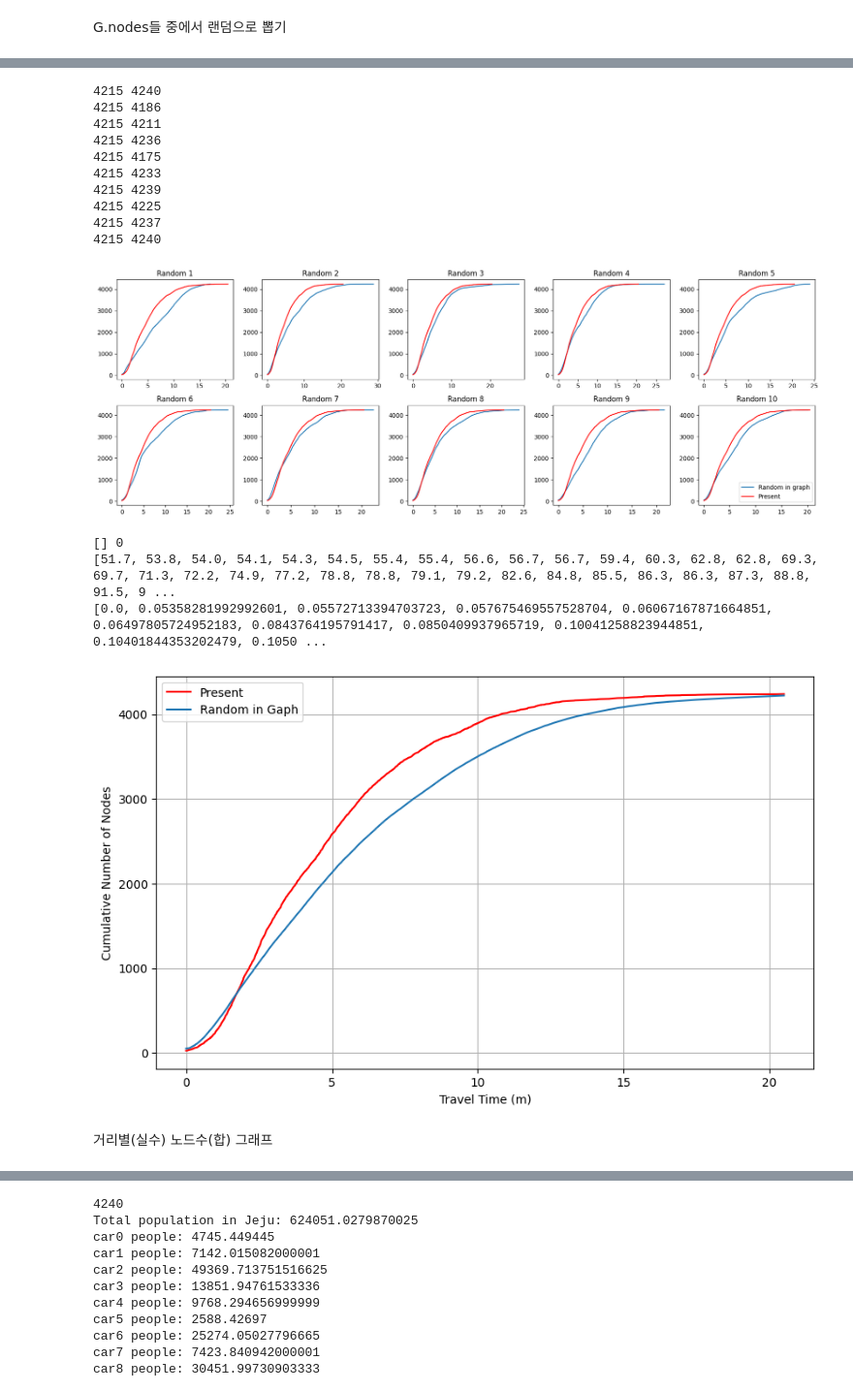
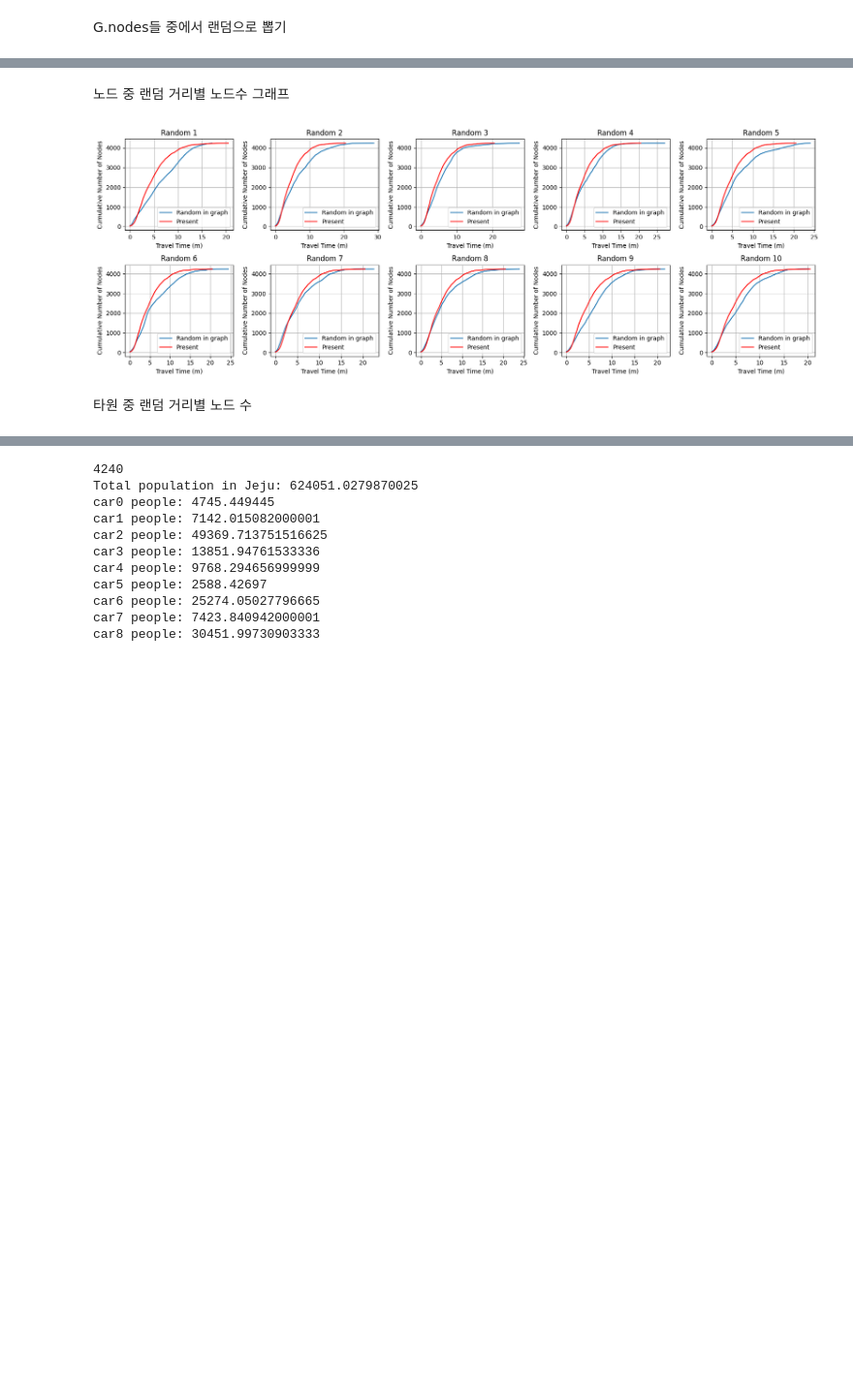
Before and after one commit to DongmyeongBack/road_network, a Jupyter notebook: road_graph.ipynb, the cells around one changed output, grey strips where cells are left out. Shown at 97% size. Cells and saved outputs as stored; diff of their text form; code cells hidden in the pictures; blank space fills up the shorter version.

```diff
--- a/road_graph.ipynb
+++ b/road_graph.ipynb
@@ -241,18 +241,3 @@ Index([0, 1, 2, 3, 4, 5, 6, 7, 8, 9, 10, 11, 12, 13, 14, 15, 16, 17, 18, 19,
 [figure]
 # %% [markdown]
 G.nodes들 중에서 랜덤으로 뽑기
-# %%
-G = nx.Graph()
-for idx,row in nodes.iterrows():
-    # add node to Graph G
-    G.add_node(row['Id'],Label=row['NODE_NAME'],latitude=row['latitude'], longitude=row['longitude'])
-for idx,row in jeju_links.iterrows():
-    # Link attribute : 'Source', 'Target' and weight = '시간 between two nodes'
-    G.add_edge(row['Source'],row['Target'],weight = row['시간'])
-G = connectRes(G, car)
-realNodes = [i for i in range(26)]
-area = serviceArea(G, realNodes, 22)
-result_df = pd.DataFrame(list(area.items()), columns=['ID', 'Distance'])
-result_df['Adjusted_Distance'] = result_df['Distance'].apply(adjust_distance)
-node_counts = result_df.groupby('Adjusted_Distance').size()
-node_counts
@@ -290,9 +257,11 @@ dtype: int64
 # with open('random_nodes.pkl', 'wb') as f:
 #     pickle.dump(random_Gnodes, f)
 # %%
-with open('random_point.pkl', 'rb') as f:
+with open('random_nodes.pkl', 'rb') as f:
     random_Gnodes = pickle.load(f)
 # random_Gnodes
+# %% [markdown]
+노드 중 랜덤 거리별 노드수 그래프
 # %%
 # ----- 여기는 현실판
 G = nx.Graph()
@@ -316,82 +285,40 @@ result_y = []
 iter = 0
 fig = plt.figure(figsize=(17, 6)) # subplot drawing
 for pointsList in random_Gnodes:
     iter +=1
     G = nx.Graph()
     for idx,row in nodes.iterrows():
         # add node to Graph G
         G.add_node(row['Id'],Label=row['NODE_NAME'],latitude=row['latitude'], longitude=row['longitude'])
     for idx,row in jeju_links.iterrows():
         # Link attribute : 'Source', 'Target' and weight = '시간 between two nodes'
         G.add_edge(row['Source'],row['Target'],weight = row['시간'])
     # make a dictionary for node position
     columns = ['longitude','latitude']
     df = pd.DataFrame(pointsList, columns=columns)
     G = connectRes(G, df)
     random_nodes = [i for i in range(26)]
     area = serviceArea(G, random_nodes, 30)
     random_df = pd.DataFrame(list(area.items()), columns=['ID', 'Distance'])
     distances = sorted(random_df['Distance'].unique())
     random_counts = [random_df[random_df['Distance'] <= distance].shape[0] for distance in distances]
 
     ax = fig.add_subplot(2, 5, iter)
     ax.plot(distances, random_counts, label = 'Random in graph')
     ax.plot(distancesReal, cumulative_counts, label = 'Present', color = 'red')
     ax.set_title(f"Random {iter}")
-
-    distances = sorted(result_df['Distance'].unique())
-    random_counts = [random_df[random_df['Distance'] <= distance].shape[0] for distance in distances]
-    x = distances
-    y = random_counts
-    print(len(y), y[-1])
-    if result_y == []:
-        result_y = y
-    else:
-        for i in range(len(y)):
-            result_y[i] = result_y[i] + y[i]
+    ax.set_xlabel('Travel Time (m)')
+    ax.set_ylabel('Cumulative Number of Nodes')
+    ax.legend()
+    ax.grid(True)
 
 plt.tight_layout()
-plt.legend()
 plt.savefig('result/Random Graph_Cumulative Number of Nodes by Distance.png')
 plt.show()
-
-result_y = [y/10 for y in result_y]
-print(result_x, len(result_x))
-print(result_y, len(result_y))
-print(distances, len(cumulative_counts))
-
-
-# 거리별 노드 개수를 그래프로 그리기
-plt.figure(figsize=(10, 6))
-plt.plot(distancesReal, cumulative_counts, marker='o', markersize = 0, color = 'red', label = 'Present')
-plt.plot(distances, result_y, marker='o', markersize = 0, label = 'Random in Gaph')
-plt.legend()
-
-# 그래프 제목과 축 이름 설정
-plt.xlabel('Travel Time (m)')
-plt.ylabel('Cumulative Number of Nodes')
-plt.grid(True)
-# 그래프 출력
-plt.savefig('result/Graph_Cumulative Number of Nodes by Travel Time.png')
-plt.show()
 # %% [output]
-4215 4240
-4215 4186
-4215 4211
-4215 4236
-4215 4175
-4215 4233
-4215 4239
-4215 4225
-4215 4237
-4215 4240
-[figure, old version]
+[figure, new version]
-[] 0
-[51.7, 53.8, 54.0, 54.1, 54.3, 54.5, 55.4, 55.4, 56.6, 56.7, 56.7, 59.4, 60.3, 62.8, 62.8, 69.3, 69.7, 71.3, 72.2, 74.9, 77.2, 78.8, 78.8, 79.1, 79.2, 82.6, 84.8, 85.5, 86.3, 86.3, 87.3, 88.8, 91.5, 9 ...
-[0.0, 0.05358281992992601, 0.05572713394703723, 0.057675469557528704, 0.06067167871664851, 0.06497805724952183, 0.0843764195791417, 0.0850409937965719, 0.10041258823944851, 0.10401844353202479, 0.1050 ...
-[figure, removed]
-# %% [markdown]
-거리별(실수) 노드수(합) 그래프
+# %% [markdown]
+타원 중 랜덤 거리별 노드 수
 # %%
 # ----- 여기는 현실판
 G = nx.Graph()
```
Also changed, not shown: parts of 13 cells of this notebook, 11 other files.
